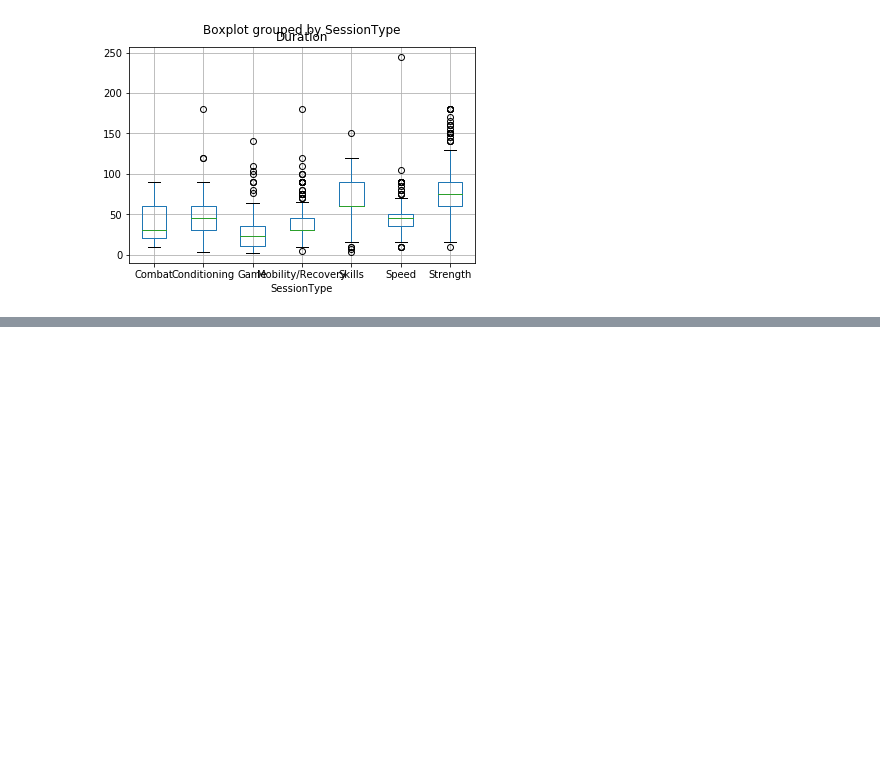
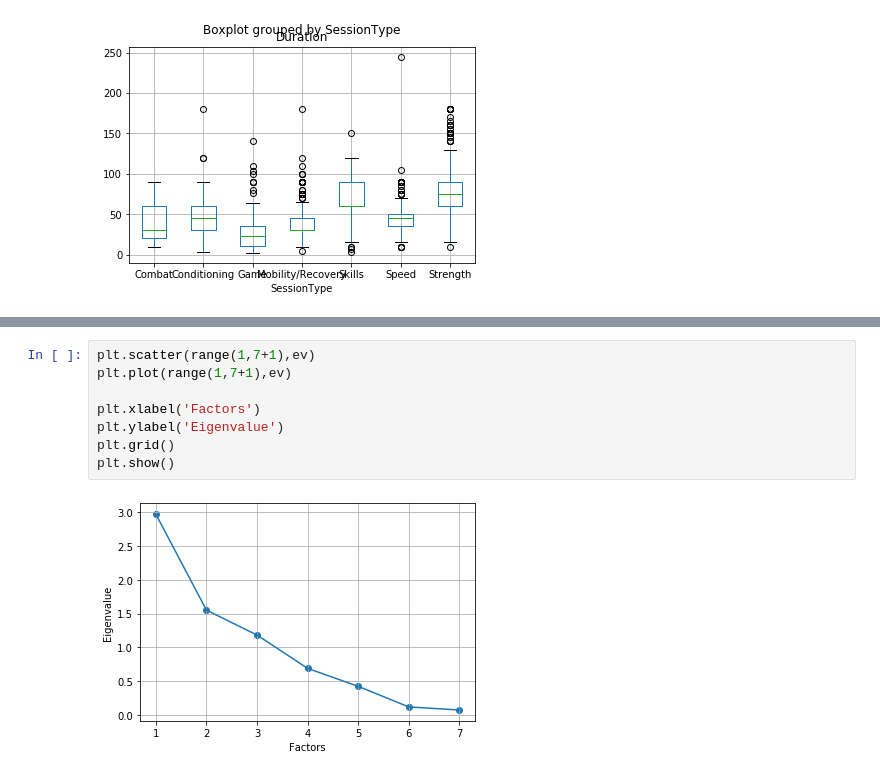
Before and after one commit to Sangha05/sta2453_project1, a Jupyter notebook: RPE_cleaning.ipynb, the cells around one changed output, grey strips where cells are left out. Drawn from its saved outputs; the diff is of its cells as text; blank space fills up the shorter version.

```diff
--- a/RPE_cleaning.ipynb
+++ b/RPE_cleaning.ipynb
@@ -331,0 +199,10 @@ array([[0.        , 0.02362113, 0.02362113, ..., 0.00787371, 0.01968428,
+# %%
+plt.scatter(range(1,7+1),ev)
+plt.plot(range(1,7+1),ev)
+
+plt.xlabel('Factors')
+plt.ylabel('Eigenvalue')
+plt.grid()
+plt.show()
+# %% [output]
+[figure, added]
```
Also changed, not shown: parts of 61 cells of this notebook.
